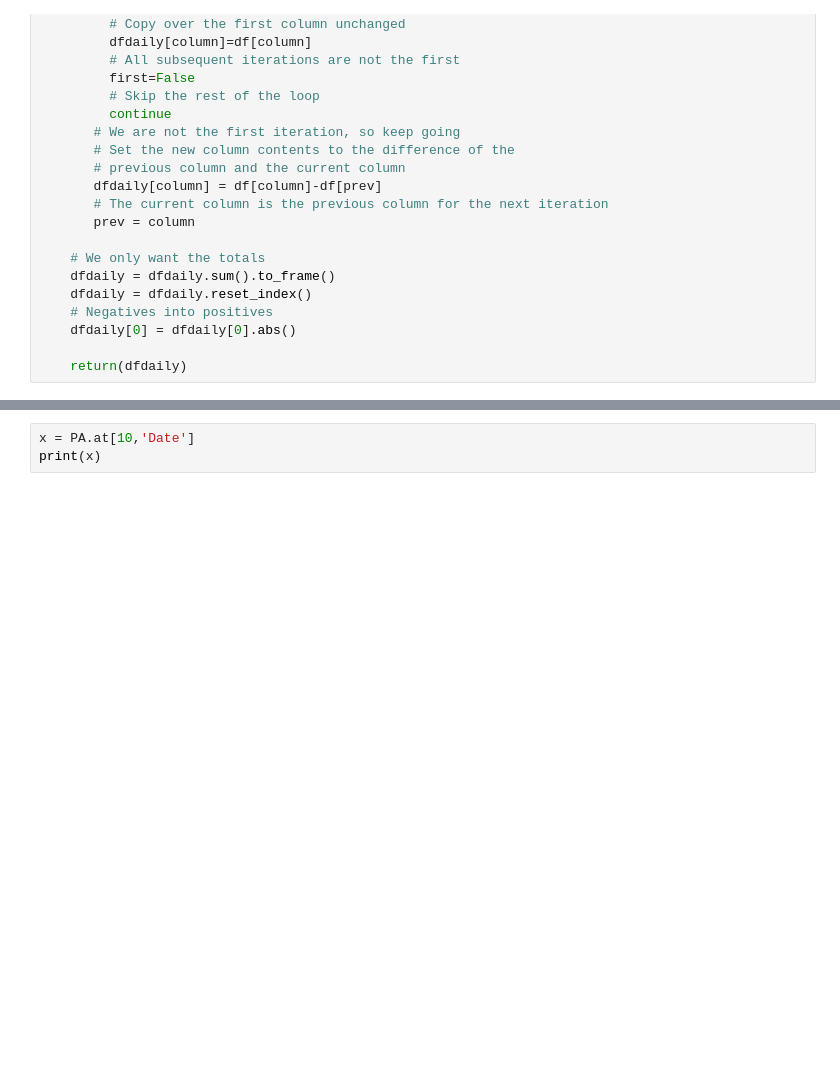
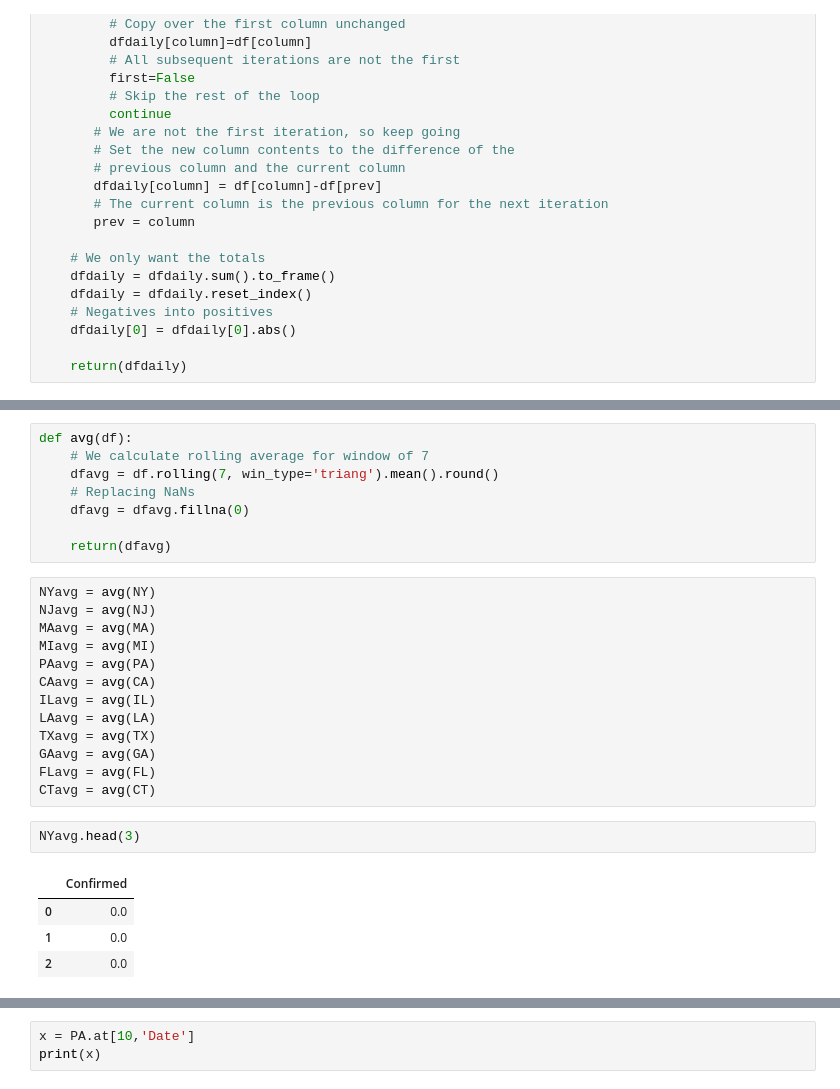
Before and after one commit to adrimos/COVID19_Daily_US_States_BarChart, a Jupyter notebook: Daily_US_States_BarChart.ipynb, the cells around one changed output, grey strips where cells are left out. Cells and saved outputs as stored; diff of their text form; blank space fills up the shorter version.

Commit message:
Added data for April 17
Added rolling average line chart
Changed to hovermode x unified and styled it

```diff
--- a/Daily_US_States_BarChart.ipynb
+++ b/Daily_US_States_BarChart.ipynb
@@ -215,0 +213,28 @@ CT_d = CT_d.rename(columns={'index': 'Date', 0: 'Deaths'})
+# %%
+def avg(df):
+    # We calculate rolling average for window of 7
+    dfavg = df.rolling(7, win_type='triang').mean().round()
+    # Replacing NaNs
+    dfavg = dfavg.fillna(0)
+
+    return(dfavg)
+# %%
+NYavg = avg(NY)
+NJavg = avg(NJ)
+MAavg = avg(MA)
+MIavg = avg(MI)
+PAavg = avg(PA)
+CAavg = avg(CA)
+ILavg = avg(IL)
+LAavg = avg(LA)
+TXavg = avg(TX)
+GAavg = avg(GA)
+FLavg = avg(FL)
+CTavg = avg(CT)
+# %%
+NYavg.head(3)
+# %% [output]
+|  | Confirmed |
+| 0 | 0.0 |
+| 1 | 0.0 |
+| 2 | 0.0 |
```
Also changed, not shown: parts of 18 cells of this notebook, 1 other file.
